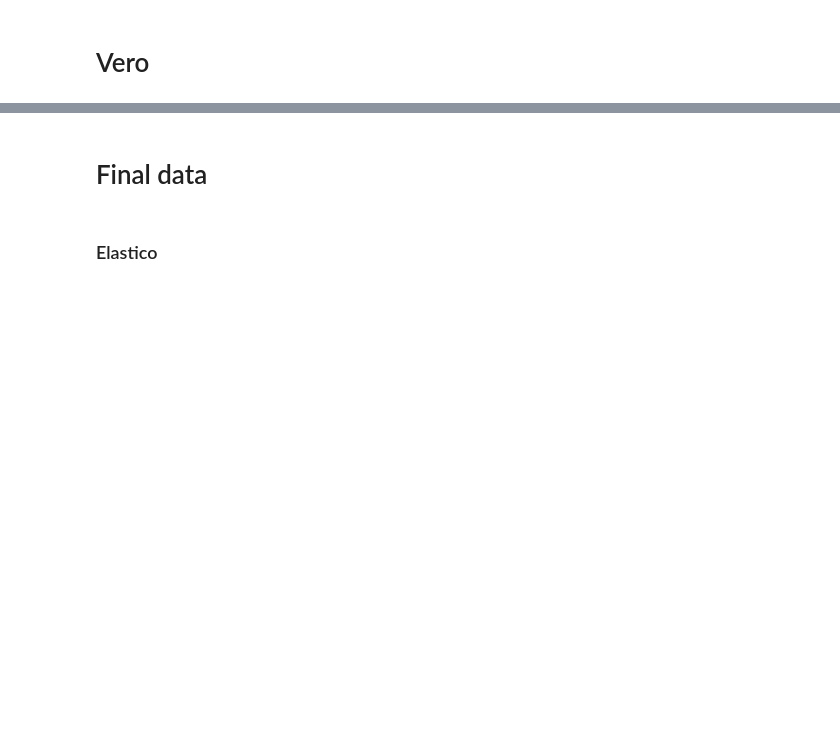
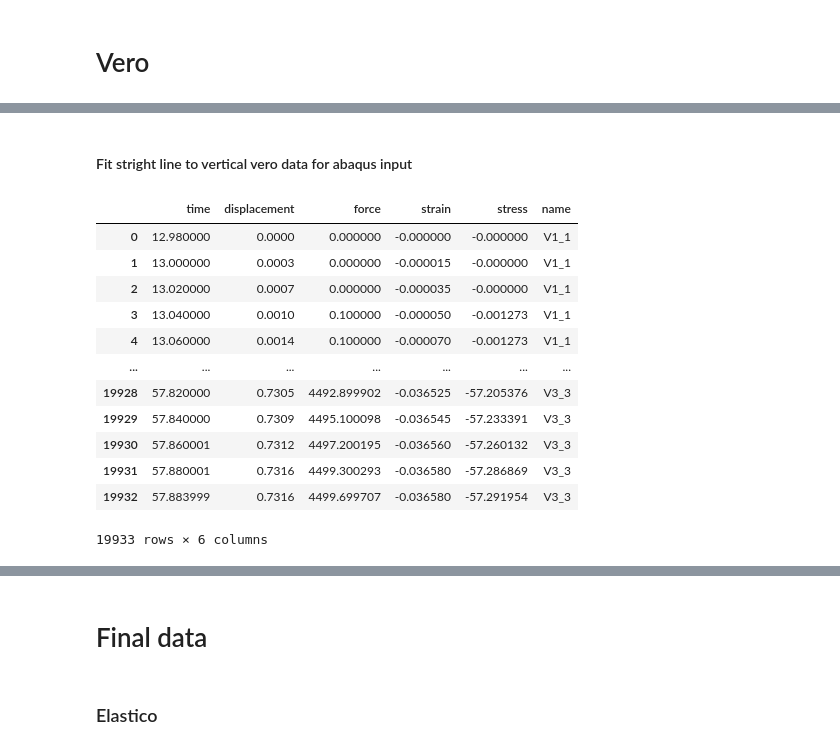
Before and after one commit to MattyOram/phd, a Jupyter notebook: WorkPackages/TMCJ-Contact/Experimental/notebooks/Experiments/cylinders/cylinders1.ipynb, the cells around one changed output, grey strips where cells are left out. Saved outputs shown, nothing was run; the diff lists cells and outputs as text; code cells hidden in the pictures; blank space fills up the shorter version.

```diff
--- a/WorkPackages/TMCJ-Contact/Experimental/notebooks/Experiments/cylinders/cylinders1.ipynb
+++ b/WorkPackages/TMCJ-Contact/Experimental/notebooks/Experiments/cylinders/cylinders1.ipynb
@@ -50,0 +102,42 @@ Text(0, 0.5, 'Force (kN)')
+# %% [markdown]
+#### Fit stright line to vertical vero data for abaqus input
+# %%
+new_path = Path('../../../LabData/materialsTesting/cylinders/vero/20260601')
+
+dfs = []
+
+glob = '**/V*_[123].csv'
+F0 = 0.5 # N
+L0 = 20 # mm
+A0 = A0 = np.pi*(5**2) # mm^2
+for path in sorted(list(new_path.glob(glob))):
+    name = path.with_suffix('').name
+
+    data_raw = get_instron_data(path, False)
+    data_raw['force'] *= 1e3 # convert from kN to N
+    data = data_raw[data_raw['force'] >= F0] # get data after initial load
+    data['displacement'] -= data['displacement'].min() # reset displacement
+    data['force'] -= data['force'].min() # reset force
+
+    data['strain'] = -data['displacement'] / L0
+    data['stress'] = -data['force'] / A0 # MPa
+
+    data['name'] = np.full(len(data), name)
+
+    dfs.append(data)
+df = pd.concat(dfs).reset_index(drop=True)
+df
+# %% [output]
+|  | time | displacement | force | strain | stress | name |
+| 0 | 12.980000 | 0.0000 | 0.000000 | -0.000000 | -0.000000 | V1_1 |
+| 1 | 13.000000 | 0.0003 | 0.000000 | -0.000015 | -0.000000 | V1_1 |
+| 2 | 13.020000 | 0.0007 | 0.000000 | -0.000035 | -0.000000 | V1_1 |
+| 3 | 13.040000 | 0.0010 | 0.100000 | -0.000050 | -0.001273 | V1_1 |
+| 4 | 13.060000 | 0.0014 | 0.100000 | -0.000070 | -0.001273 | V1_1 |
+| ... | ... | ... | ... | ... | ... | ... |
+| 19928 | 57.820000 | 0.7305 | 4492.899902 | -0.036525 | -57.205376 | V3_3 |
+| 19929 | 57.840000 | 0.7309 | 4495.100098 | -0.036545 | -57.233391 | V3_3 |
+| 19930 | 57.860001 | 0.7312 | 4497.200195 | -0.036560 | -57.260132 | V3_3 |
+| 19931 | 57.880001 | 0.7316 | 4499.300293 | -0.036580 | -57.286869 | V3_3 |
+| 19932 | 57.883999 | 0.7316 | 4499.699707 | -0.036580 | -57.291954 | V3_3 |
+19933 rows × 6 columns
```
Also changed, not shown: parts of 3 cells of this notebook.
